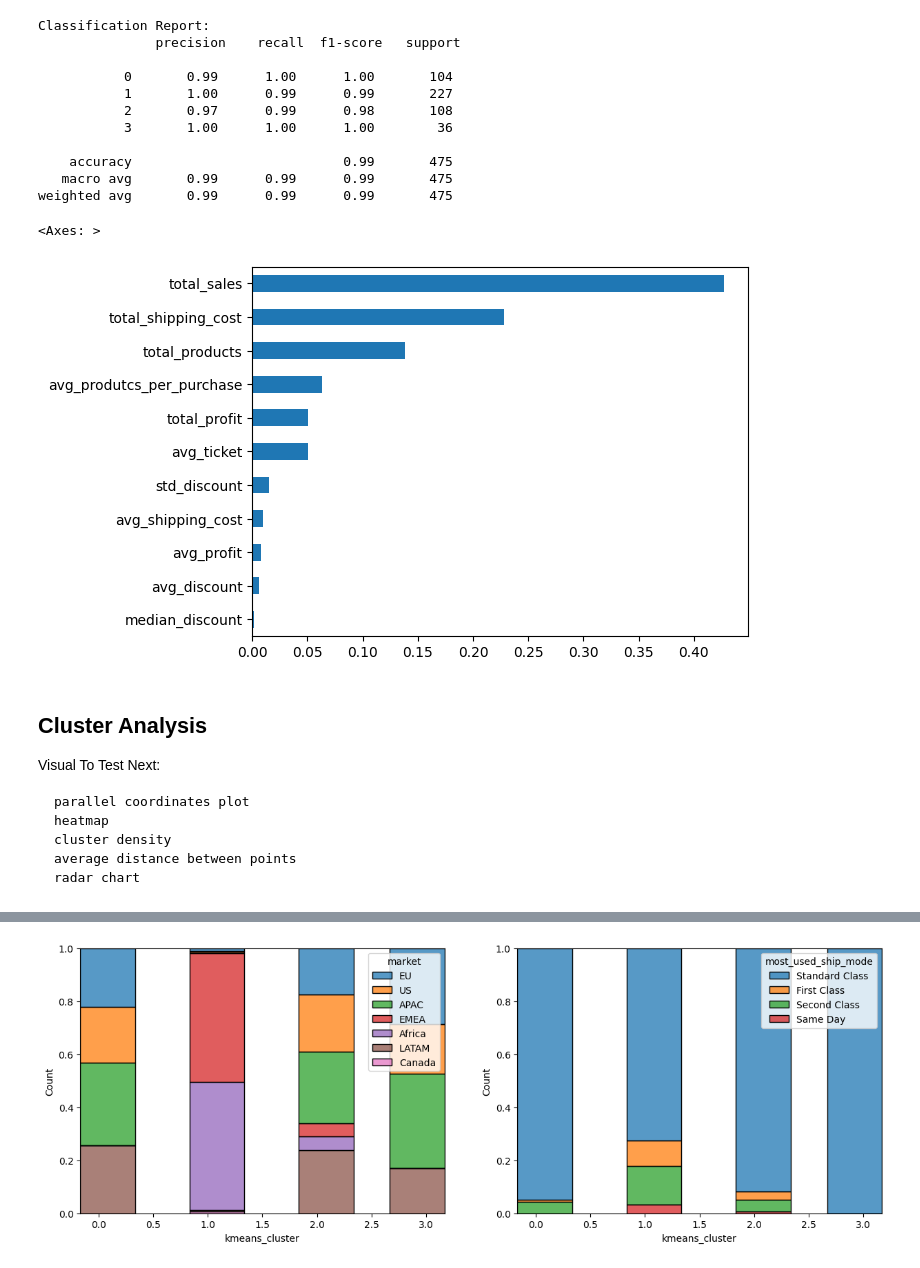
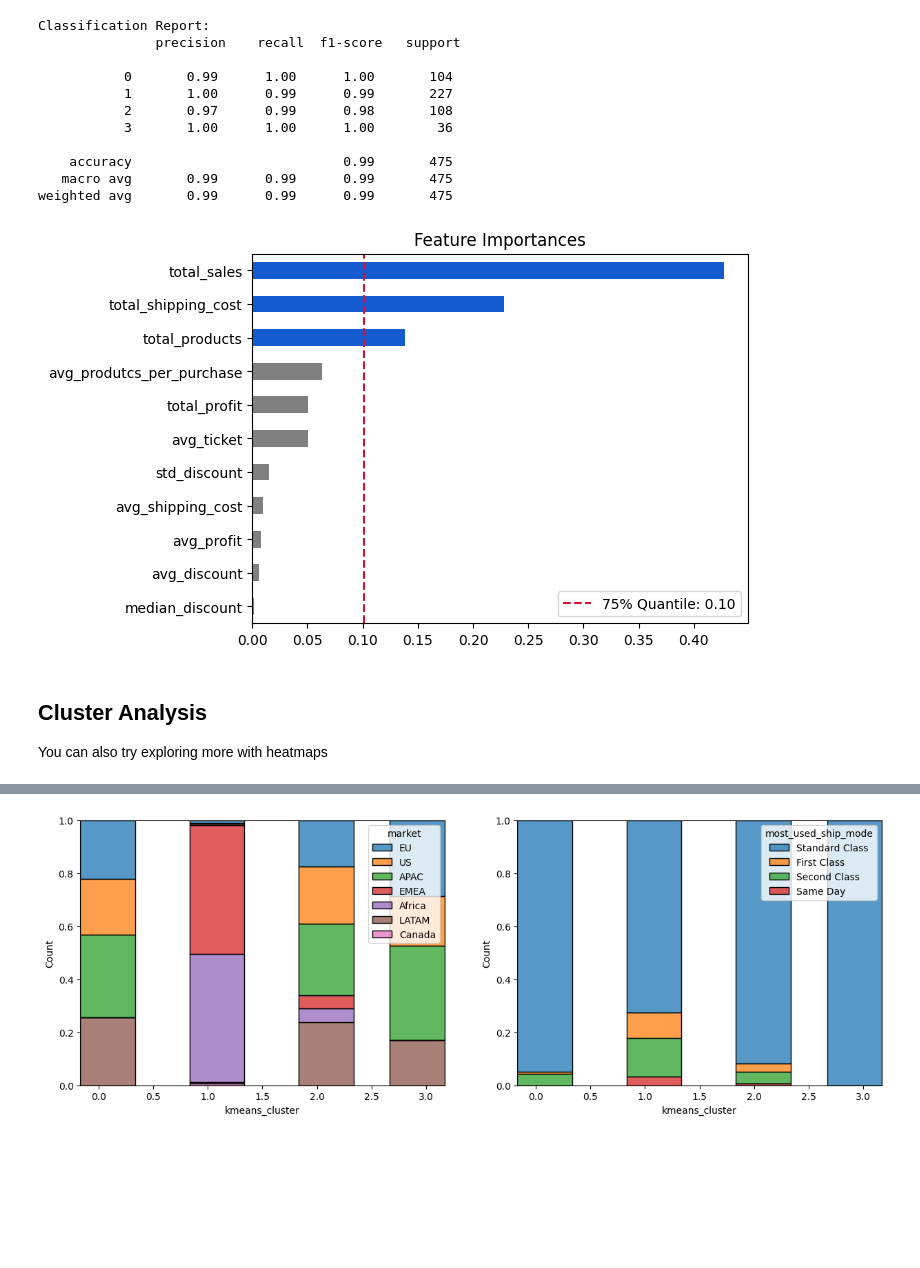
Before and after one commit to pauloreis-ds/machine-learning-essentials, a Jupyter notebook: clustering/p02v01_clustering.ipynb, the cells around one changed output, grey strips where cells are left out. Cells and saved outputs as stored; diff of their text form; code cells hidden in the pictures; blank space fills up the shorter version.

```diff
--- a/clustering/p02v01_clustering.ipynb
+++ b/clustering/p02v01_clustering.ipynb
@@ -669,22 +683,27 @@ Classification Report:
     accuracy                           0.99       475
    macro avg       0.99      0.99      0.99       475
 weighted avg       0.99      0.99      0.99       475
-# %%
-feature_importances = pd.Series(rf_model.feature_importances_, index=features).sort_values(ascending=True)
-feature_importances.plot.barh()
-# %% [output]
-<Axes: >
-[figure, removed]
-# %% [markdown]
-## Cluster Analysis
-
-Visual To Test Next:
-
-    parallel coordinates plot
-    heatmap
-    cluster density
-    average distance between points
-    radar chart
+# %%
+feature_importances = pd.Series(rf_model.feature_importances_, index=features).sort_values(ascending=True)
+
+# Define the quantile threshold
+x_quantile = 0.75
+threshold = feature_importances.quantile(x_quantile)
+colors = ['grey' if importance < threshold else '#145ad0' for importance in feature_importances]
+
+feature_importances.plot.barh(color=colors
+                            #   , figsize=(10, 6)
+                              )
+plt.axvline(threshold, c='#d01433', linestyle='--', label=f'{round(x_quantile*100)}% Quantile: {threshold:.2f}')
+plt.legend()
+plt.title("Feature Importances")
+plt.show()
+# %% [output]
+[figure, added]
+# %% [markdown]
+## Cluster Analysis
+
+You can also try exploring more with heatmaps
 # %%
 analysis_cols = features
 # %%
```
Also changed, not shown: parts of 21 cells of this notebook.
